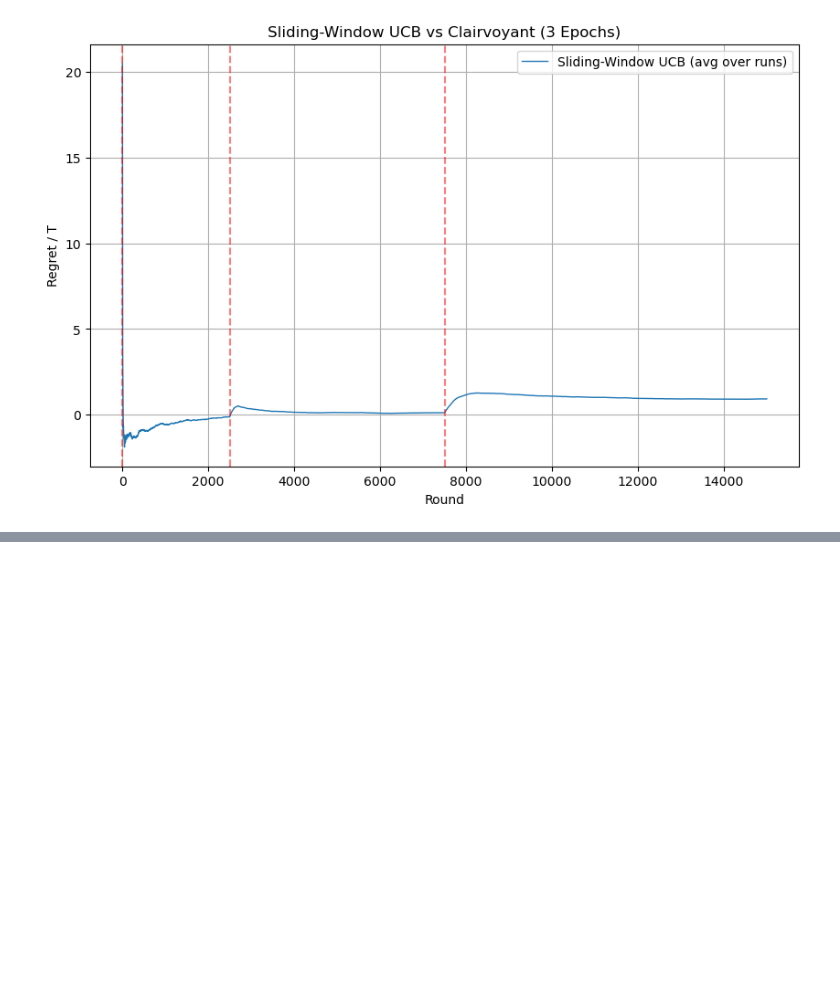
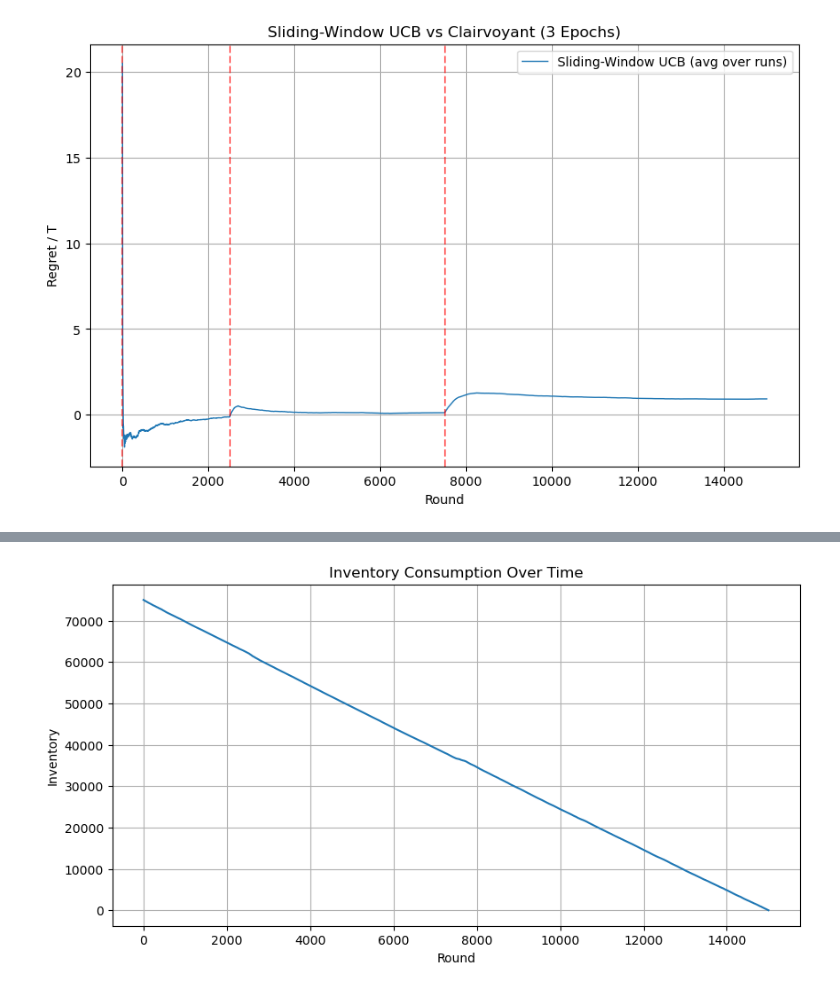
Before and after one commit to alessandrom10/Online_Learning_Applications_Project, a Jupyter notebook: Req_5/req_5.ipynb, the cells around one changed output, grey strips where cells are left out. Drawn from its saved outputs; the diff is of its cells as text; code cells hidden in the pictures; blank space fills up the shorter version.

```diff
--- a/Req_5/req_5.ipynb
+++ b/Req_5/req_5.ipynb
@@ -380,0 +412,10 @@ Round 2000: Interval 0
+# %%
+plt.figure(figsize=(10,5))
+plt.plot(agent_inventory_over_time, label="Remaining Inventory")
+plt.xlabel("Round")
+plt.ylabel("Inventory")
+plt.title("Inventory Consumption Over Time")
+plt.grid(True)
+plt.show()
+# %% [output]
+[figure, added]
```
Also changed, not shown: parts of 4 cells of this notebook.
